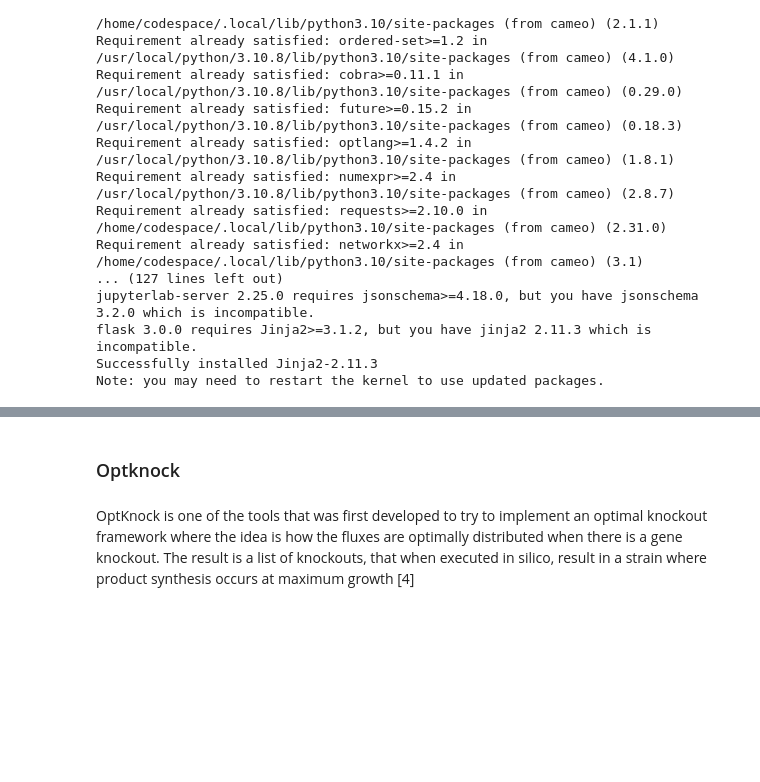
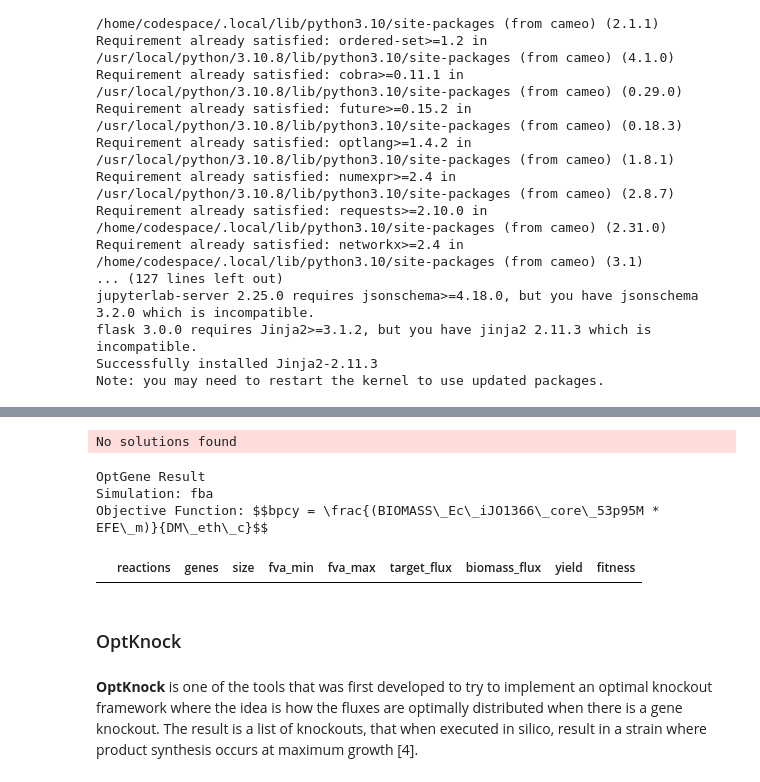
Before and after one commit to 27410/group-assingment-group-2, a Jupyter notebook: analysis/Knock_out.ipynb, the cells around one changed output, grey strips where cells are left out. Cells and saved outputs as stored; diff of their text form; code cells hidden in the pictures; blank space fills up the shorter version.

Commit message:
last knock out

```diff
--- a/analysis/Knock_out.ipynb
+++ b/analysis/Knock_out.ipynb
@@ -138,5 +133,11 @@ from cameo.strain_design import OptGene
 # %%
 from cobra.io import read_sbml_model
-model = read_sbml_model('/workspaces/group-assingment-group-2/models/iJO1366.xml')
+model = read_sbml_model('/workspaces/group-assingment-group-2/models/modified_model.xml')
 # %%
 optgene = OptGene(model)
+# %%
+result = optgene.run(target=model.reactions.EFE_m,
+                     biomass=model.reactions.BIOMASS_Ec_iJO1366_core_53p95M,
+                     substrate=model.metabolites.eth_c,
+                     max_evaluations=5000,
+                     plot=False)
@@ -143,7 +169,15 @@ optgene = OptGene(model)
+# %%
+result
+# %% [output]
+No solutions found
+OptGene Result
+Simulation: fba
+Objective Function: $$bpcy = \frac{(BIOMASS\_Ec\_iJO1366\_core\_53p95M * EFE\_m)}{DM\_eth\_c}$$
+|  | reactions | genes | size | fva_min | fva_max | target_flux | biomass_flux | yield | fitness |
 # %% [markdown]
-### Optknock
+### OptKnock
 # %% [markdown]
-OptKnock is one of the tools that was first developed to try to implement an optimal knockout framework where the idea is how the fluxes are optimally distributed when there is a gene knockout. The result is a list of knockouts, that when executed in silico, result in a strain where product synthesis occurs at maximum growth [4]
+**OptKnock** is one of the tools that was first developed to try to implement an optimal knockout framework where the idea is how the fluxes are optimally distributed when there is a gene knockout. The result is a list of knockouts, that when executed in silico, result in a strain where product synthesis occurs at maximum growth [4].
 # %%
 from cameo.strain_design.deterministic import OptKnock
 # %%
```
Also changed, not shown: parts of 8 cells of this notebook.
